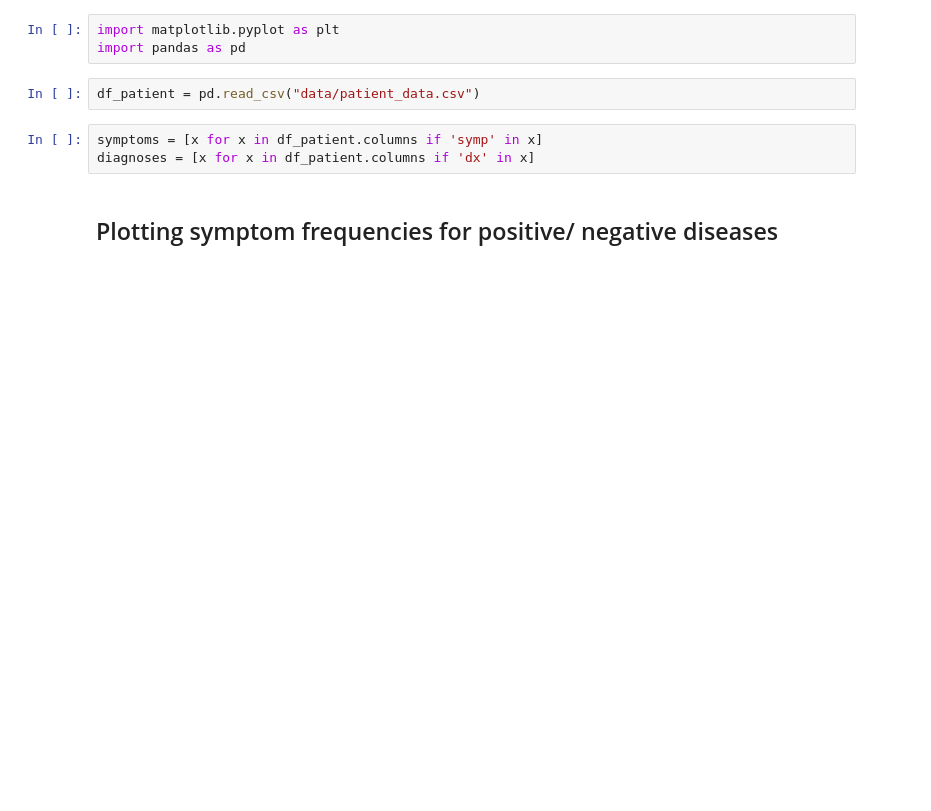
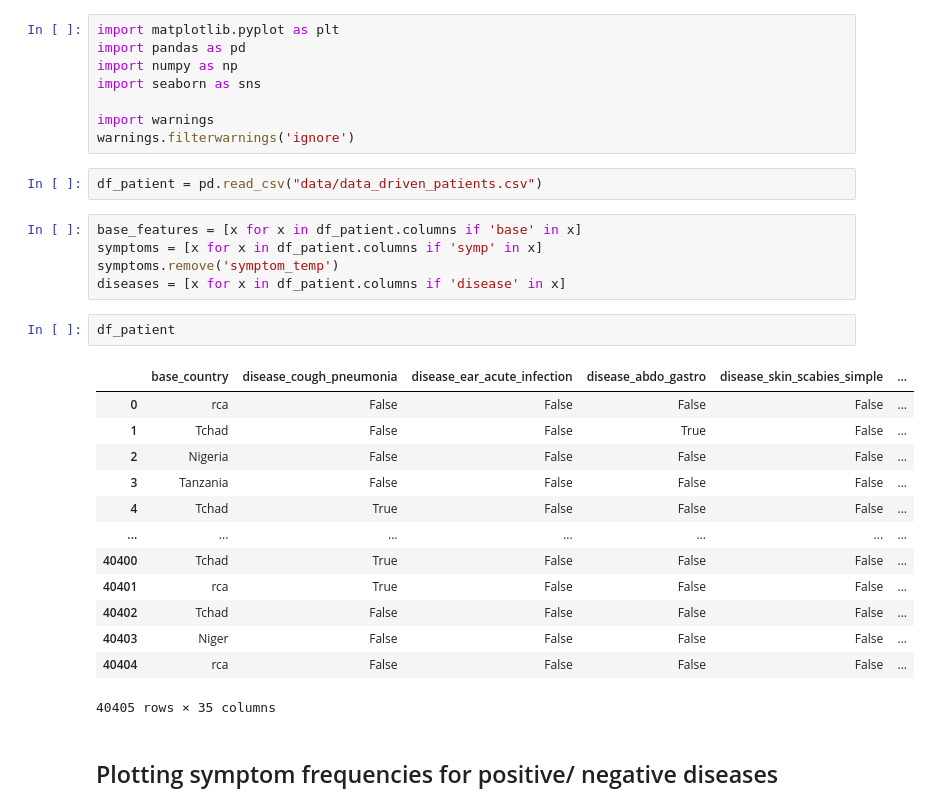
Before and after one commit to epfml/phantomedicus, a Jupyter notebook: simulator_analysis.ipynb, the cells around one changed output. Cells and saved outputs as stored; diff of their text form; blank space fills up the shorter version.

```diff
--- a/simulator_analysis.ipynb
+++ b/simulator_analysis.ipynb
@@ -1,11 +1,34 @@
 # %%
 import matplotlib.pyplot as plt
 import pandas as pd
+import numpy as np
+import seaborn as sns
+
+import warnings
+warnings.filterwarnings('ignore')
 # %%
-df_patient = pd.read_csv("data/patient_data.csv")
+df_patient = pd.read_csv("data/data_driven_patients.csv")
 # %%
+base_features = [x for x in df_patient.columns if 'base' in x]
 symptoms = [x for x in df_patient.columns if 'symp' in x]
-diagnoses = [x for x in df_patient.columns if 'dx' in x]
+symptoms.remove('symptom_temp')
+diseases = [x for x in df_patient.columns if 'disease' in x]
+# %%
+df_patient
+# %% [output]
+|  | base_country | disease_cough_pneumonia | disease_ear_acute_infection | disease_abdo_gastro | disease_skin_scabies_simple | ... |
+| 0 | rca | False | False | False | False | ... |
+| 1 | Tchad | False | False | True | False | ... |
+| 2 | Nigeria | False | False | False | False | ... |
+| 3 | Tanzania | False | False | False | False | ... |
+| 4 | Tchad | True | False | False | False | ... |
+| ... | ... | ... | ... | ... | ... | ... |
+| 40400 | Tchad | True | False | False | False | ... |
+| 40401 | rca | True | False | False | False | ... |
+| 40402 | Tchad | False | False | False | False | ... |
+| 40403 | Niger | False | False | False | False | ... |
+| 40404 | rca | False | False | False | False | ... |
+40405 rows × 35 columns
 # %% [markdown]
 ## Plotting symptom frequencies for positive/ negative diseases
 # %%
```
Also changed, not shown: parts of 8 cells of this notebook, 12 other files.
